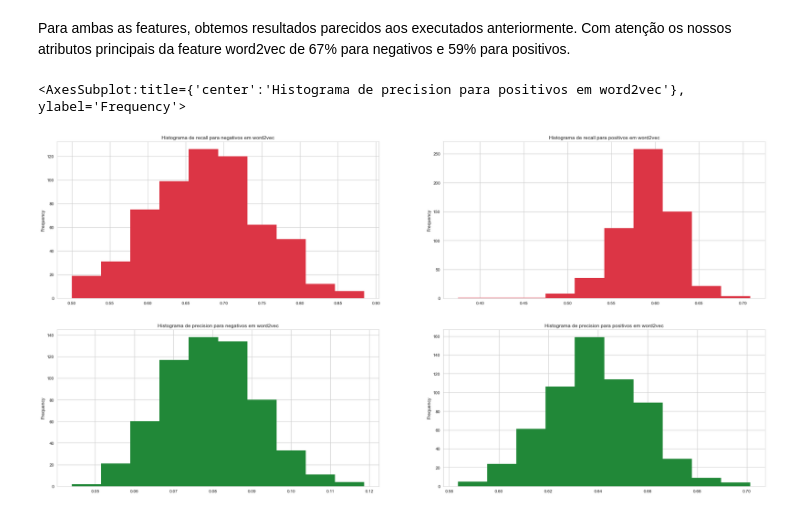
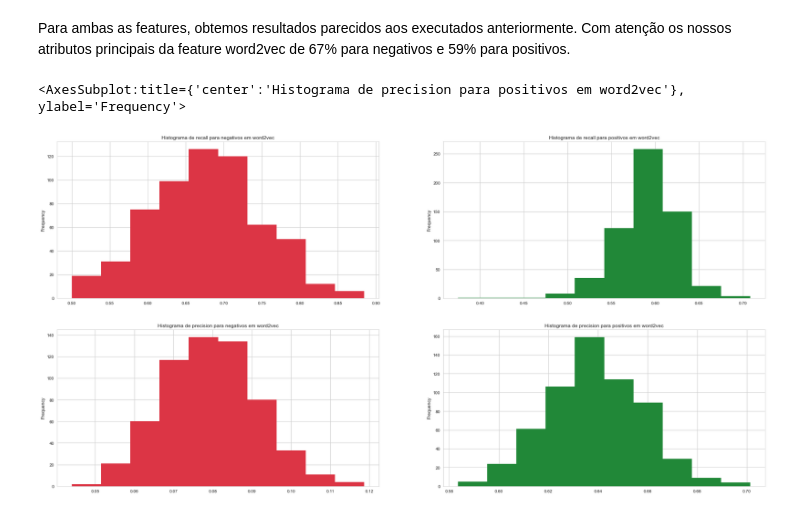
Before and after one commit to ErycM/electronics-sentiment-analysis-on-youtube-comments, a Jupyter notebook: youtube-comments-types-analysis-complete-review.ipynb, the cells around one changed output. Saved outputs shown, nothing was run; the diff lists cells and outputs as text; code cells hidden in the pictures.

```diff
--- a/youtube-comments-types-analysis-complete-review.ipynb
+++ b/youtube-comments-types-analysis-complete-review.ipynb
@@ -578,16 +578,16 @@ Para ambas as features, obtemos resultados parecidos aos executados anteriorment
 # %%
 fig, axes = plt.subplots(nrows=2, ncols=2, figsize=(30,15))
 axes[0][0].set_title("Histograma de recall para negativos em word2vec")
 model_w2v_report['-1.recall'].plot.hist(ax=axes[0][0], color="#dc3545")
 
 axes[0][1].set_title("Histograma de recall para positivos em word2vec")
-model_w2v_report['1.recall'].plot.hist(ax=axes[0][1], color="#dc3545")
+model_w2v_report['1.recall'].plot.hist(ax=axes[0][1], color="#218838")
 
 axes[1][0].set_title("Histograma de precision para negativos em word2vec")
-model_w2v_report['-1.precision'].plot.hist(ax=axes[1][0], color="#218838")
+model_w2v_report['-1.precision'].plot.hist(ax=axes[1][0], color="#dc3545")
 
 axes[1][1].set_title("Histograma de precision para positivos em word2vec")
 model_w2v_report['1.precision'].plot.hist(ax=axes[1][1], color="#218838")
 # %% [output]
 <AxesSubplot:title={'center':'Histograma de precision para positivos em word2vec'}, ylabel='Frequency'>
-[figure, old version]
+[figure, new version]
```
Also changed, not shown: parts of 2 cells of this notebook, 15 other files.
